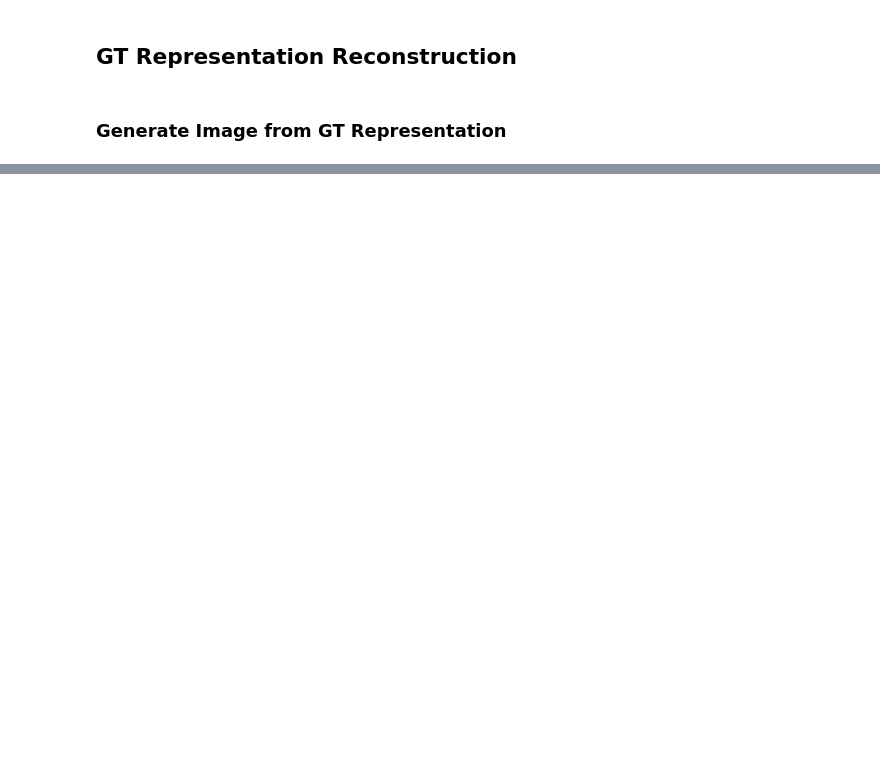
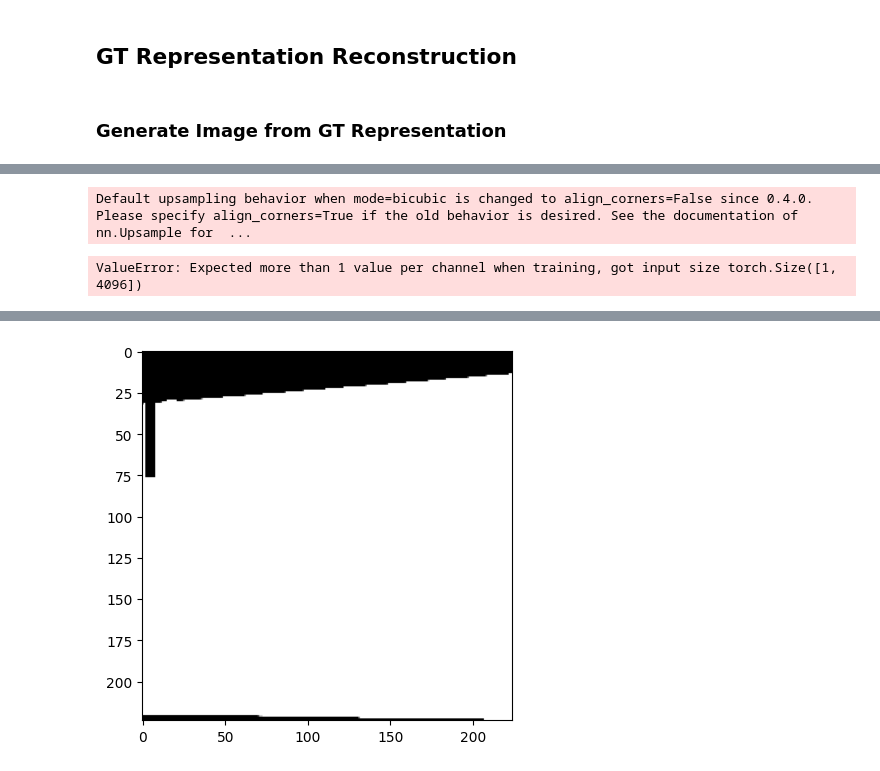
Before and after one commit to nclgbd/rcg, a Jupyter notebook: viz_rcg.ipynb, the cells around one changed output, grey strips where cells are left out. Drawn from its saved outputs; the diff is of its cells as text; code cells hidden in the pictures; blank space fills up the shorter version.

Commit message:
Fixed environment. Bumped up batch size to 512. Testing with different weight decays and blrs.

```diff
--- a/viz_rcg.ipynb
+++ b/viz_rcg.ipynb
@@ -175,7 +230,7 @@ images, _ = next(iter_loader)
 
 images = images.cuda()
 print("Ground Truth Image:")
-plt.imshow(images[0], cmap="bone")
+plt.imshow(np.transpose(images[0].cpu().numpy(), (1, 2, 0)), cmap="bone")
 
 with torch.no_grad():
     mean = (
@@ -214,4 +269,5 @@ for _ in range(n_image_to_gen):
         cfg=cfg,
         class_label=None,
     )
-    visualize_scan(scan=recon_images[0])
+    viz_torchimage(recon_images[0].cpu().numpy())
+# %% [output]
@@ -217,0 +276,2 @@ for _ in range(n_image_to_gen):
+Default upsampling behavior when mode=bicubic is changed to align_corners=False since 0.4.0. Please specify align_corners=True if the old behavior is desired. See the documentation of nn.Upsample for  ...
+ValueError: Expected more than 1 value per channel when training, got input size torch.Size([1, 4096])
@@ -217,0 +279 @@ for _ in range(n_image_to_gen):
+[figure, added]
```
Also changed, not shown: parts of 11 cells of this notebook, 3 other files.
